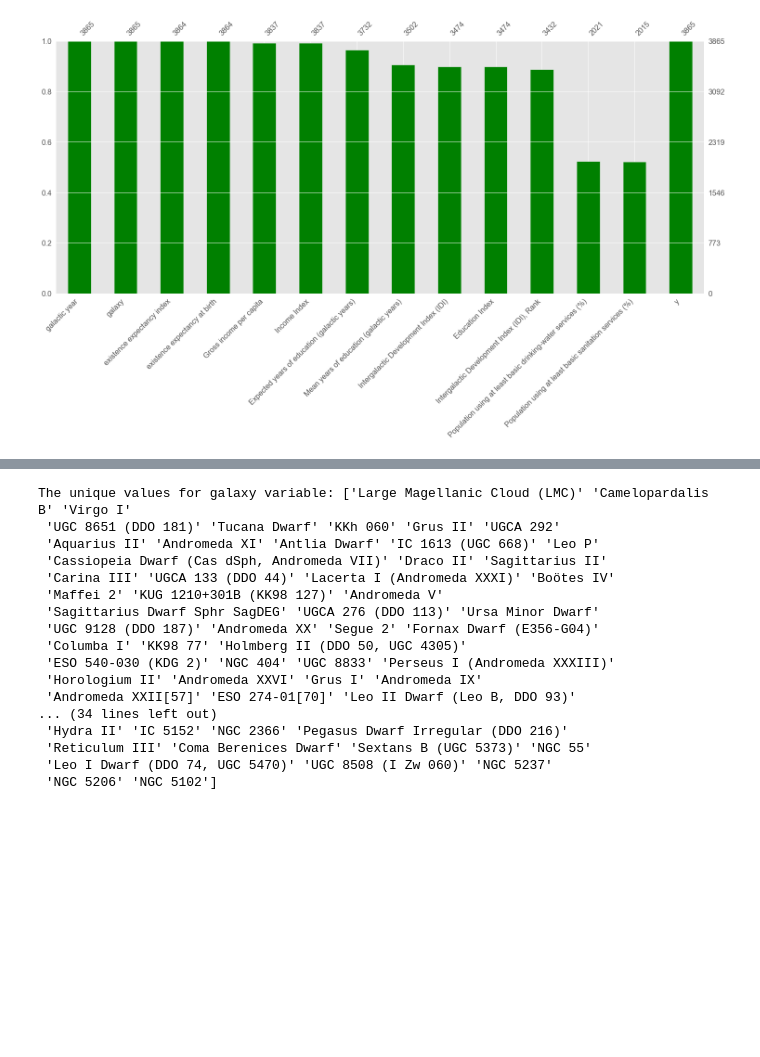
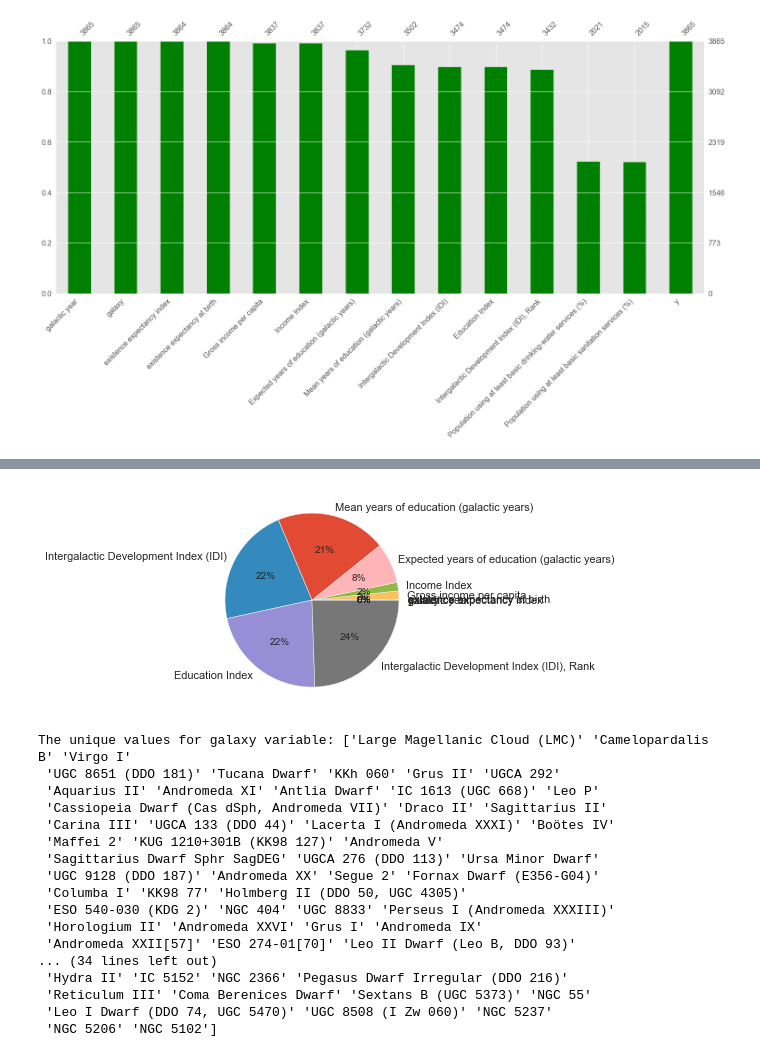
Before and after one commit to kamalzada/Python-codes, a Jupyter notebook: git_repository/Python-capstone-data2.ipynb, the cells around one changed output, grey strips where cells are left out. Saved outputs shown, nothing was run; the diff lists cells and outputs as text; code cells hidden in the pictures; blank space fills up the shorter version.

```diff
--- a/git_repository/Python-capstone-data2.ipynb
+++ b/git_repository/Python-capstone-data2.ipynb
@@ -41,7 +41,7 @@ from sklearn.ensemble import GradientBoostingRegressor
 # %%
 sns.set(style = 'darkgrid', palette = 'bright')
 pd.set_option('display.max_columns', None)
-plt.rcParams['figure.figsize'] = (12, 8)
+plt.rcParams['figure.figsize'] = (15, 10)
 plt.style.use('ggplot')
 filterwarnings(action = 'ignore')
 %matplotlib inline
@@ -127,4 +125,13 @@ column_null_ratio(df)
  0.0]
+# %%
+#Visualizing the columnwise proportion of null records
+total_nans = df.isna().sum().sum()
+nan_pct_per_col = (df[[f for f in df.columns]].isna().sum()/total_nans)*100
+colors = sns.color_palette('pastel')[0:5]
+plt.pie(nan_pct_per_col, labels=df.columns, autopct='%.0f%%')
+plt.show()
+# %% [output]
+[figure, added]
 # %%
 #Let's make sure the values have no whitespaces at the beginning or at the end
 def values_stripper(data):
```
Also changed, not shown: parts of 25 cells of this notebook.
